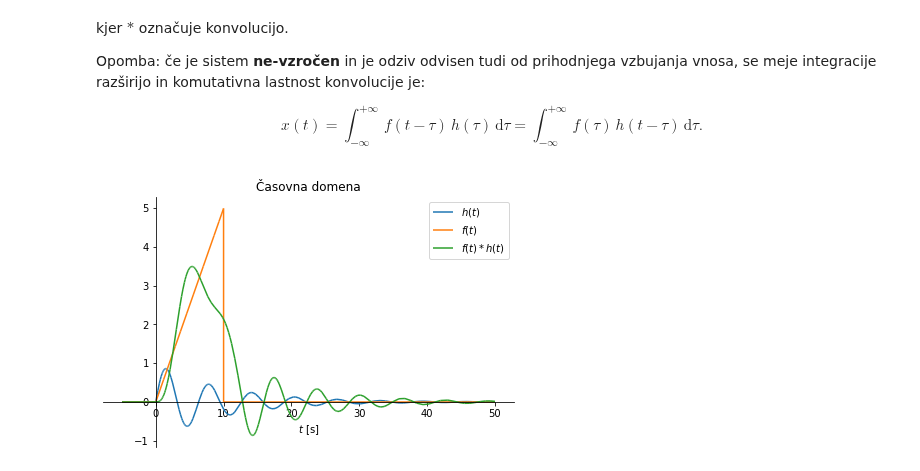
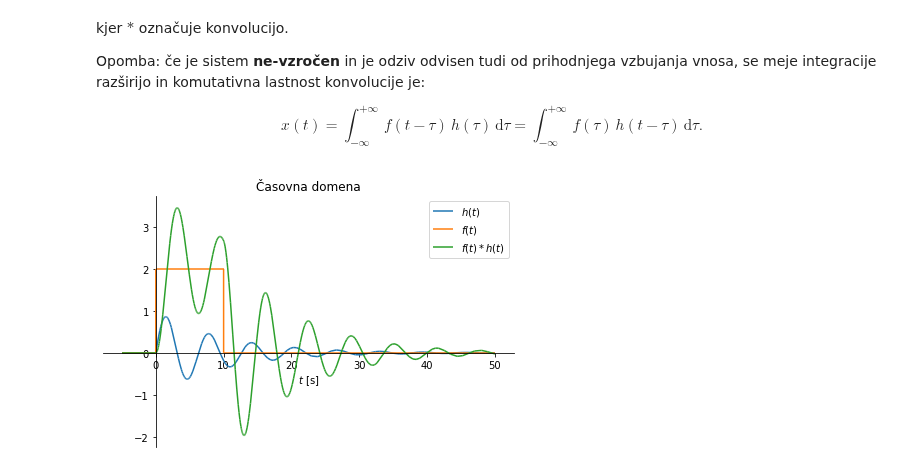
Before and after one commit to jankoslavic/procesiranje_signalov, a Jupyter notebook: _sources/notebooks/04 - Linarni časovno invariantni sistmi.ipynb, the cells around one changed output. Cells and saved outputs as stored; diff of their text form; code cells hidden in the pictures.

```diff
--- a/_sources/notebooks/04 - Linarni časovno invariantni sistmi.ipynb
+++ b/_sources/notebooks/04 - Linarni časovno invariantni sistmi.ipynb
@@ -554,27 +554,27 @@ $$
 # %%
 import sympy as sym
 t, ω_0, ω_d, d_x_0, δ, A, B, τ = sym.symbols('t, \omega_0, \omega_d, d_x_0, \delta, A, B, \\tau', real=True)
 π = sym.pi
-podatki = {ω_0: 1, d_x_0: 1, δ: 0.1, A: .5, B: 10}
+podatki = {ω_0: 1, d_x_0: 1, δ: 0.1, A: 2, B: 10}
 
 ω_d = ω_0 * sym.sqrt(1-δ**2)
 ovojnica = d_x_0/ω_d * sym.exp(-δ*ω_0*t)
 h = ovojnica * sym.sin(ω_d*t)*sym.Heaviside(t)
 
-f = A*t*(sym.Heaviside(t)-sym.Heaviside(t-B))
+f = A*(sym.Heaviside(t)-sym.Heaviside(t-B))
 
 fh = (f.subs(t, τ)*h.subs(t, t-τ)).subs(podatki)
 fh = sym.integrate(fh, (τ, 0, t))
 
 p1 = sym.plot(h.subs(podatki), (t,-5,50), line_color='C0', xlabel='$t$ [s]', ylabel='', title='Časovna domena',
              label='$h(t)$', show=False)
 p2 = sym.plot(f.subs(podatki), (t,-5,50), line_color='C1',
              label='$f(t)$', show=False)
-p3 = sym.plot(X, (t,-5,50), line_color='C2',
+p3 = sym.plot(fh, (t,-5,50), line_color='C2',
              label='$f(t)*h(t)$', show=False)
 p1.extend(p2)
 p1.extend(p3)
 p1.legend = True
 p1.show()
 # %% [output]
-[figure, old version]
+[figure, new version]
```
Also changed, not shown: 7 other files.
